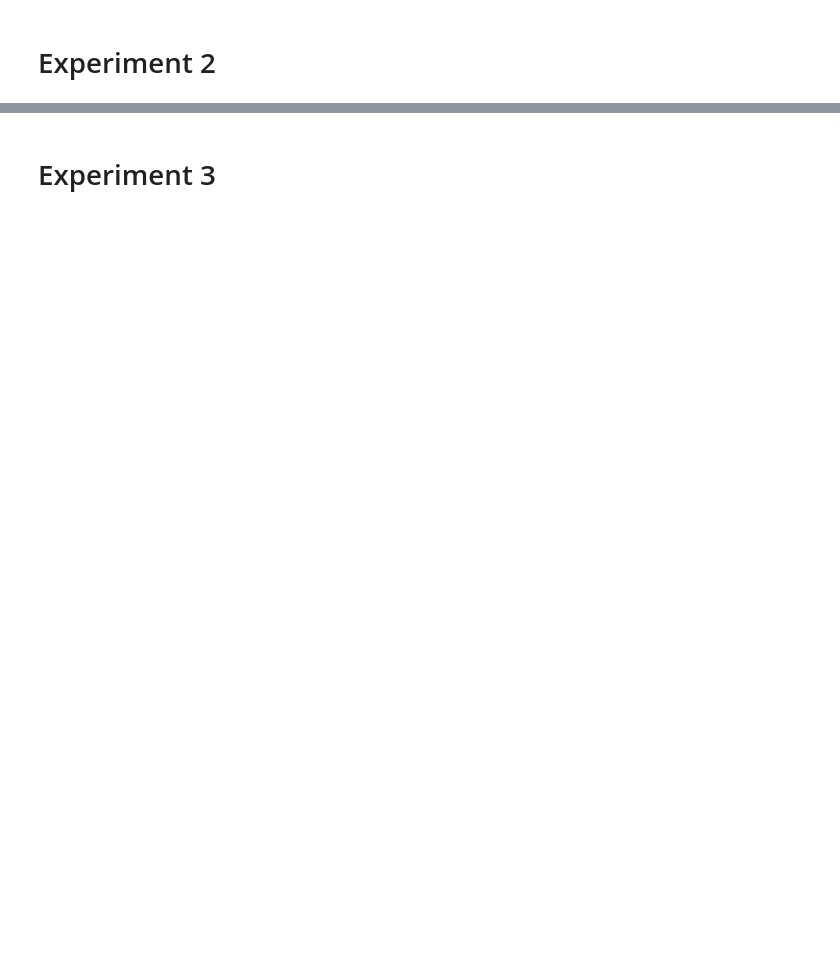
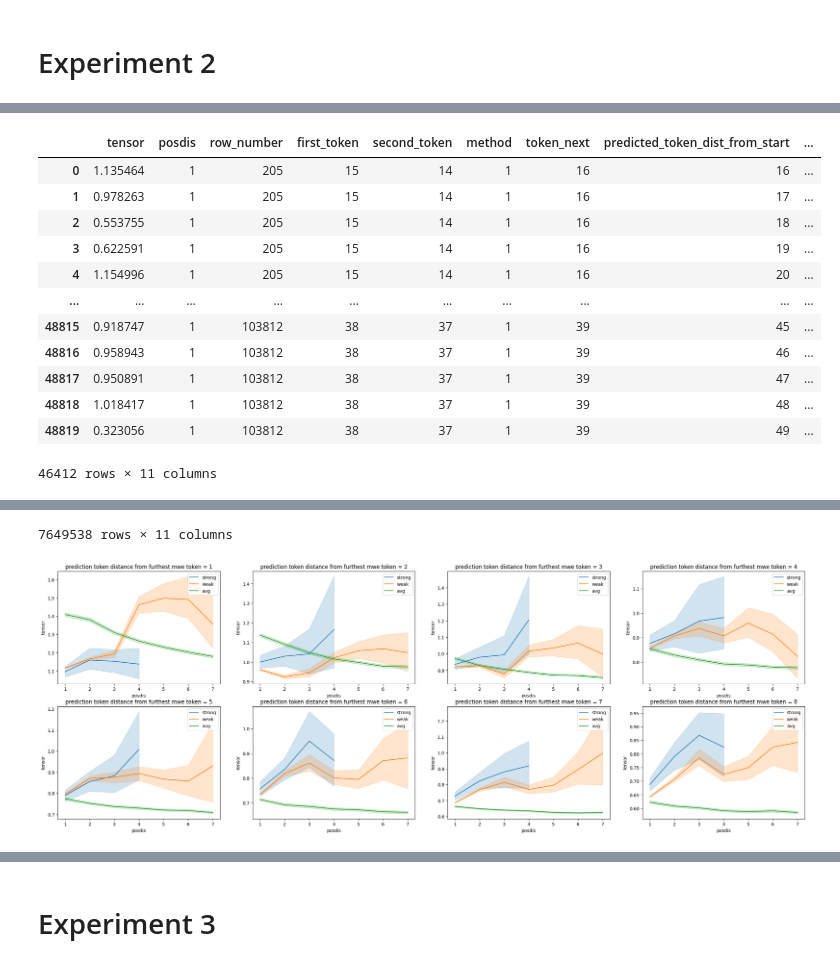
Before and after one commit to divyanshsinghvi/ShapleyInteraction4Structure, a Jupyter notebook: final/plots.ipynb, the cells around one changed output, grey strips where cells are left out. Saved outputs shown, nothing was run; the diff lists cells and outputs as text; code cells hidden in the pictures; blank space fills up the shorter version.

```diff
--- a/final/plots.ipynb
+++ b/final/plots.ipynb
@@ -127,0 +131,31 @@ if load_avg:
+# %%
+if load_avg:
+    strong_path = f'strong_mwe_gpt{version}.pkl'
+    strong_df = f_df(strong_path, method).drop(columns = ['ignore'])
+    strong_df = strong_df[strong_df['rem'] >= 50].copy()
+    display(strong_df)
+
+    avg_df = f_avg_df(f'avg_gpt{version}.pkl', method)
+    avg_df = avg_df[avg_df['rem'] >= 50].copy()
+    display(avg_df)
+
+
+
+if load_avg:
+    plot(strong_df, weak_df, avg_df)
+
+    # del strong_df, weak_df, avg_df
+# %% [output]
+|  | tensor | posdis | row_number | first_token | second_token | method | token_next | predicted_token_dist_from_start | ... |
+| 0 | 1.135464 | 1 | 205 | 15 | 14 | 1 | 16 | 16 | ... |
+| 1 | 0.978263 | 1 | 205 | 15 | 14 | 1 | 16 | 17 | ... |
+| 2 | 0.553755 | 1 | 205 | 15 | 14 | 1 | 16 | 18 | ... |
+| 3 | 0.622591 | 1 | 205 | 15 | 14 | 1 | 16 | 19 | ... |
+| 4 | 1.154996 | 1 | 205 | 15 | 14 | 1 | 16 | 20 | ... |
+| ... | ... | ... | ... | ... | ... | ... | ... | ... | ... |
+| 48815 | 0.918747 | 1 | 103812 | 38 | 37 | 1 | 39 | 45 | ... |
+| 48816 | 0.958943 | 1 | 103812 | 38 | 37 | 1 | 39 | 46 | ... |
+| 48817 | 0.950891 | 1 | 103812 | 38 | 37 | 1 | 39 | 47 | ... |
+| 48818 | 1.018417 | 1 | 103812 | 38 | 37 | 1 | 39 | 48 | ... |
+| 48819 | 0.323056 | 1 | 103812 | 38 | 37 | 1 | 39 | 49 | ... |
+46412 rows × 11 columns
@@ -128 +174,3 @@ if load_avg:
+7649538 rows × 11 columns
+[figure, added]
 # %%
```
Also changed, not shown: parts of 34 cells of this notebook, 2 other files.
